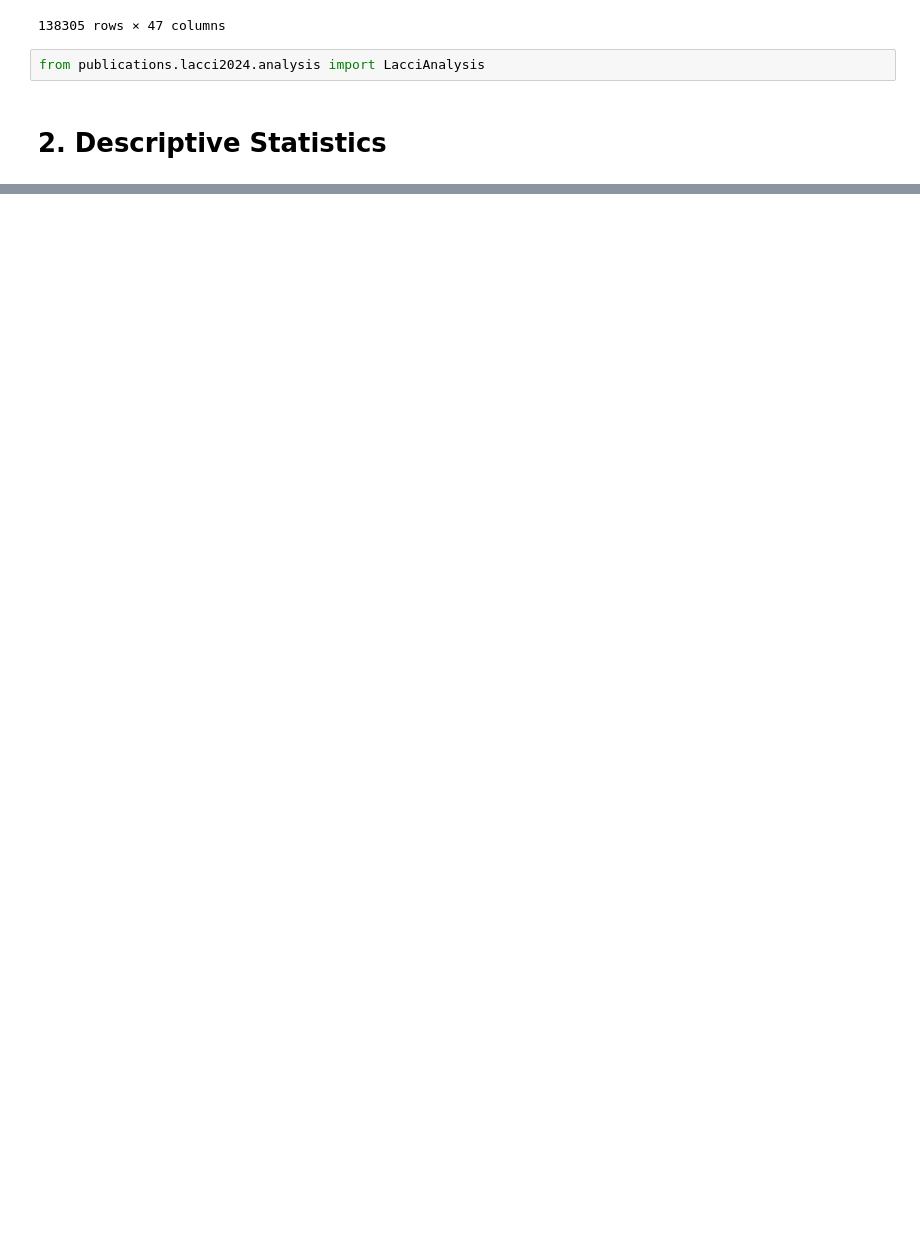
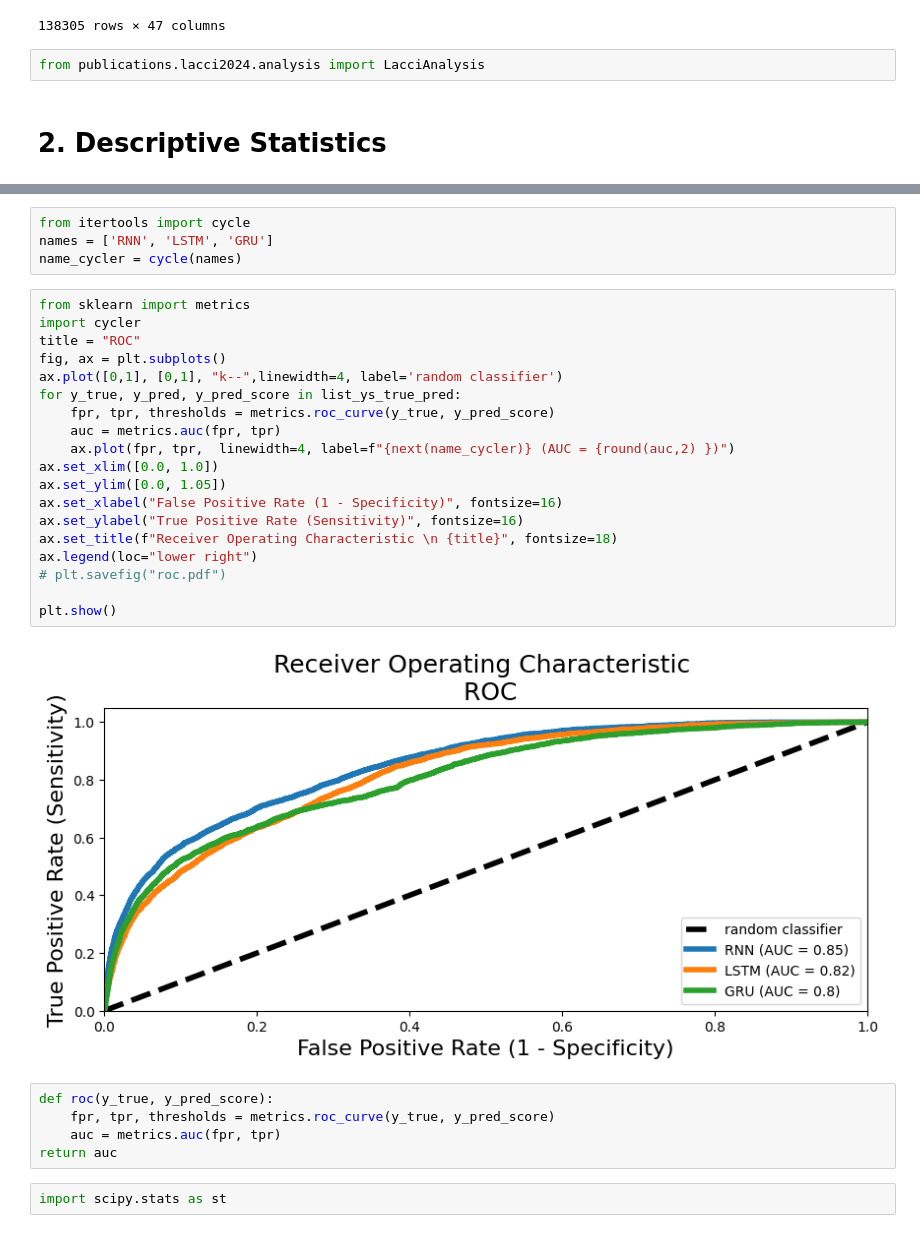
Before and after one commit to diegompin/es4ml, a Jupyter notebook: mlex/publications/lacci2024/analysis.ipynb, the cells around one changed output, grey strips where cells are left out. Cells and saved outputs as stored; diff of their text form; blank space fills up the shorter version.

```diff
--- a/mlex/publications/lacci2024/analysis.ipynb
+++ b/mlex/publications/lacci2024/analysis.ipynb
@@ -58,0 +277,32 @@ KeyError: 'account'
+# %%
+from itertools import cycle
+names = ['RNN', 'LSTM', 'GRU']
+name_cycler = cycle(names)
+# %%
+from sklearn import metrics
+import cycler
+title = "ROC"
+fig, ax = plt.subplots()
+ax.plot([0,1], [0,1], "k--",linewidth=4, label='random classifier')
+for y_true, y_pred, y_pred_score in list_ys_true_pred:
+    fpr, tpr, thresholds = metrics.roc_curve(y_true, y_pred_score)
+    auc = metrics.auc(fpr, tpr)
+    ax.plot(fpr, tpr,  linewidth=4, label=f"{next(name_cycler)} (AUC = {round(auc,2) })")
+ax.set_xlim([0.0, 1.0])
+ax.set_ylim([0.0, 1.05])
+ax.set_xlabel("False Positive Rate (1 - Specificity)", fontsize=16)
+ax.set_ylabel("True Positive Rate (Sensitivity)", fontsize=16)
+ax.set_title(f"Receiver Operating Characteristic \n {title}", fontsize=18)
+ax.legend(loc="lower right")
+# plt.savefig("roc.pdf")
+
+plt.show()
+# %% [output]
+[figure, added]
+# %%
+def roc(y_true, y_pred_score):
+    fpr, tpr, thresholds = metrics.roc_curve(y_true, y_pred_score)
+    auc = metrics.auc(fpr, tpr)
+return auc
+# %%
+import scipy.stats as st
```
Also changed, not shown: parts of 19 cells of this notebook, 12 other files.
